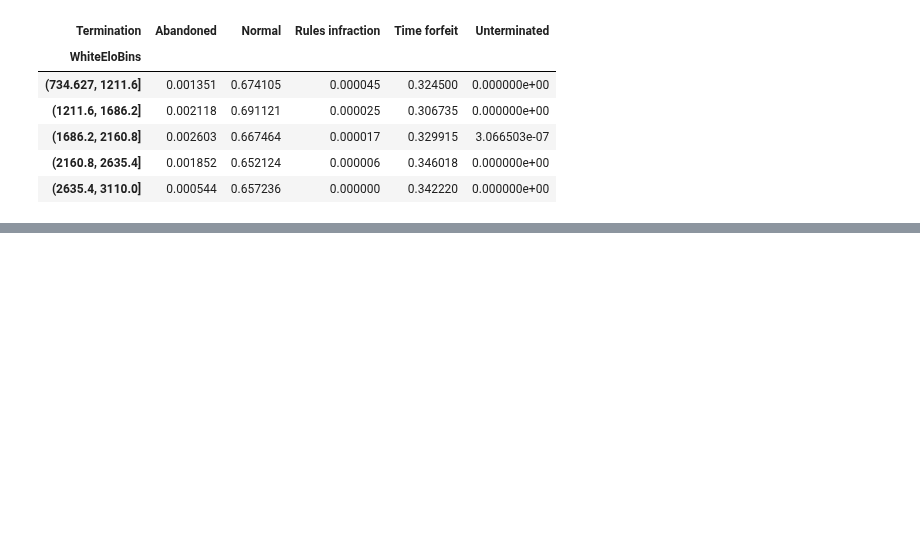
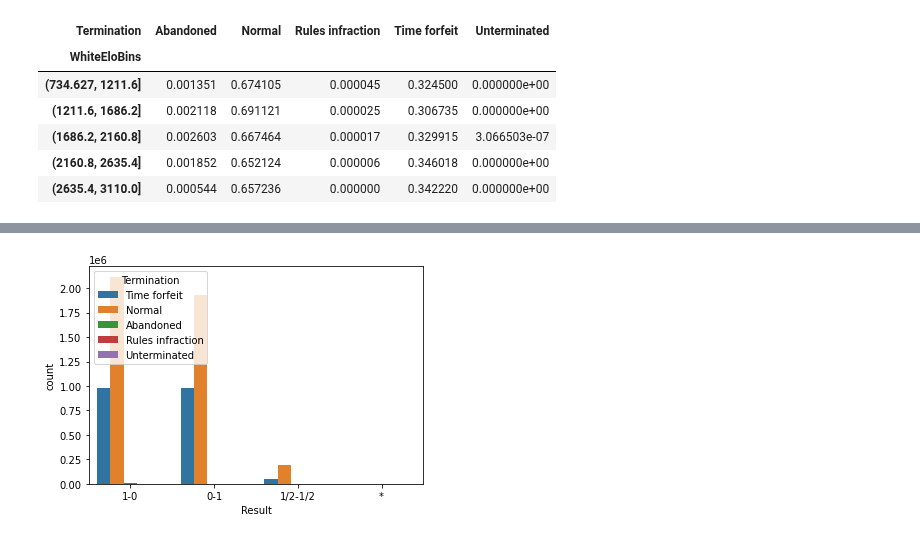
Before and after one commit to Starburned7/data-analytics-projects, a Jupyter notebook: chess_data_analysis.ipynb, the cells around one changed output, grey strips where cells are left out. Cells and saved outputs as stored; diff of their text form; code cells hidden in the pictures; blank space fills up the shorter version.

Commit message:
chess games data analysis

```diff
--- a/chess_data_analysis.ipynb
+++ b/chess_data_analysis.ipynb
@@ -103,0 +164,4 @@ pd.crosstab(df["WhiteEloBins"], df["Termination"], normalize="index")
+# %%
+sns.countplot(data=df, x="Result", hue="Termination");
+# %% [output]
+[figure, added]
```
Also changed, not shown: parts of 19 cells of this notebook.
